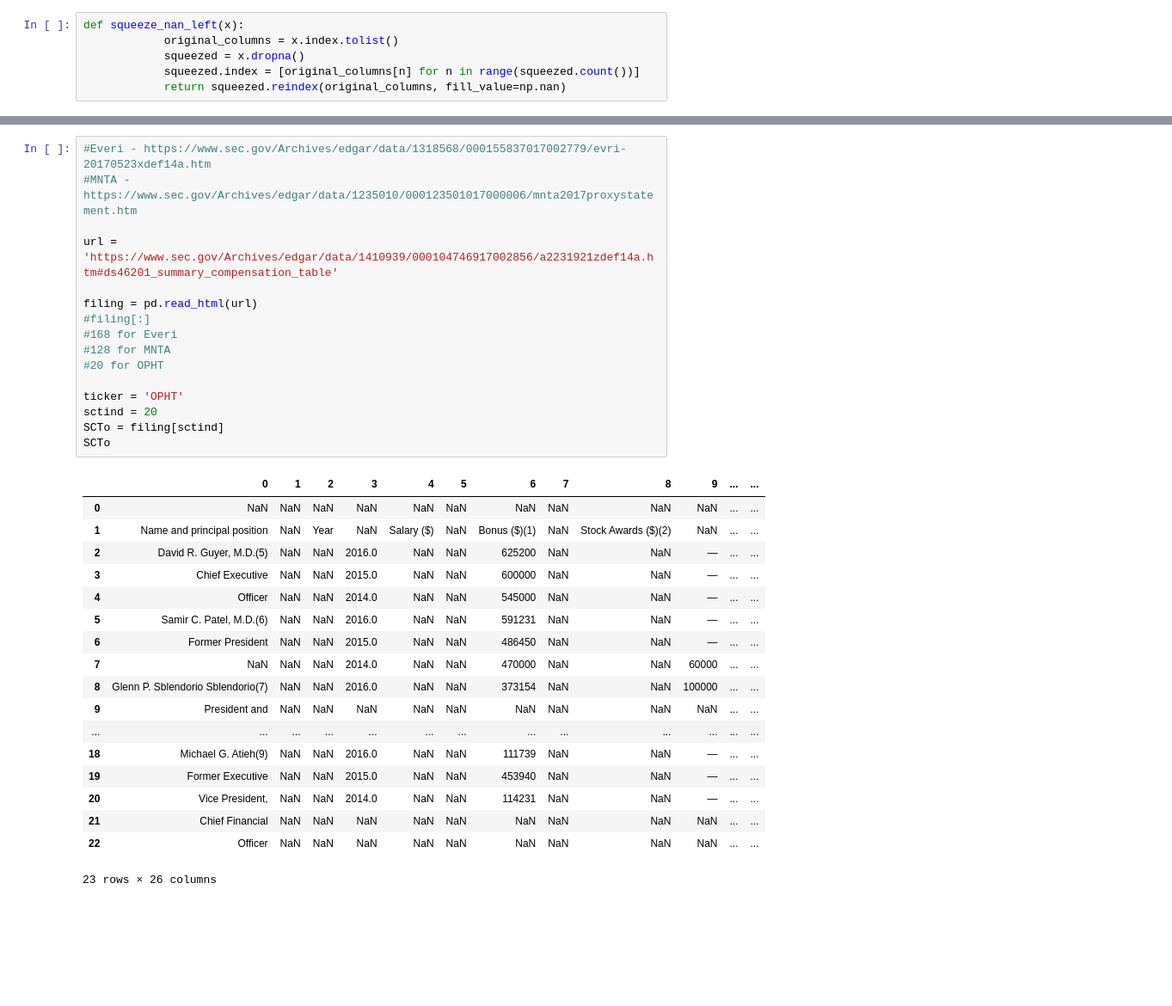
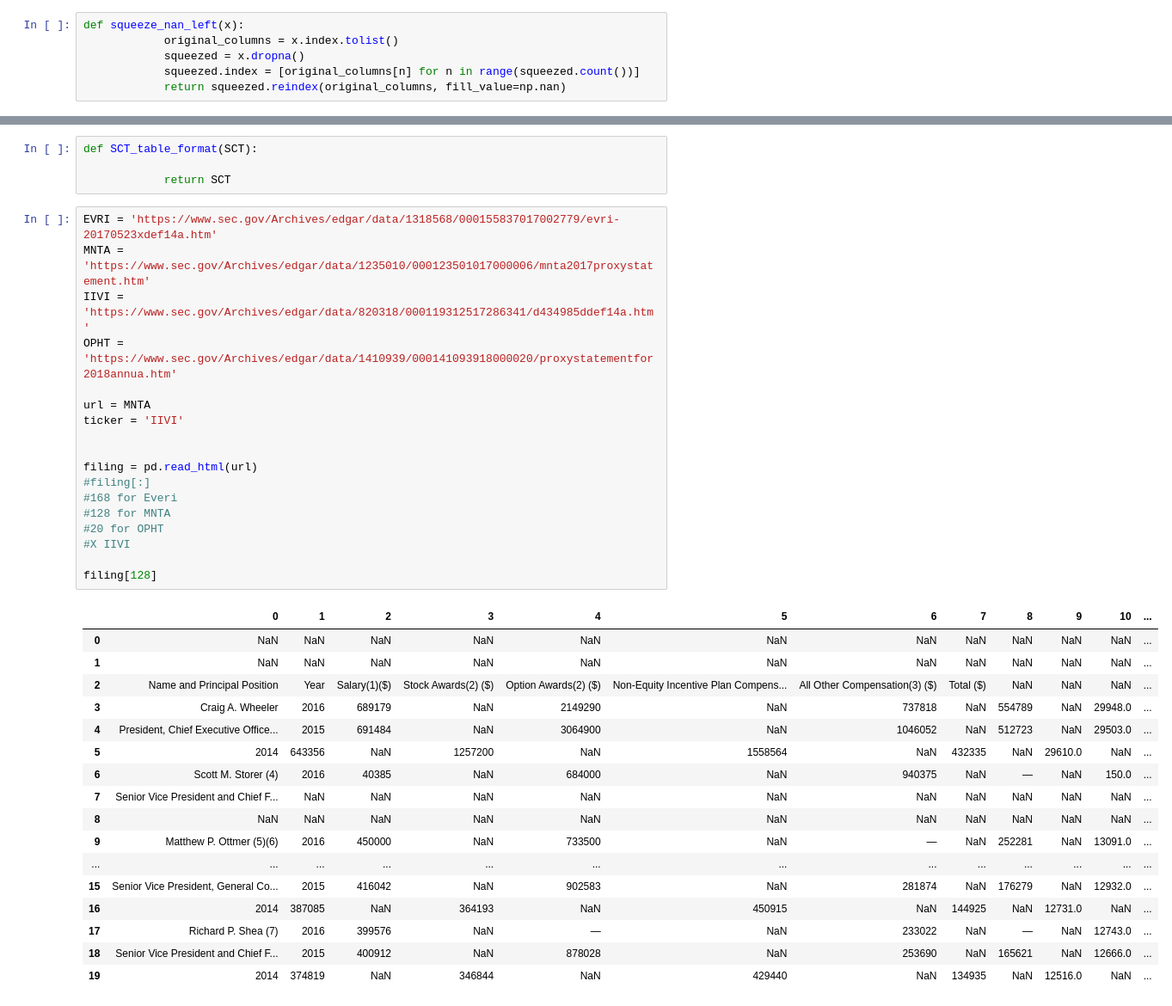
Before and after one commit to mooredj565/python_scripts, a Jupyter notebook: DEF14A Scraper.ipynb, the cells around one changed output, grey strips where cells are left out. Shown at 86% size. Saved outputs shown, nothing was run; the diff lists cells and outputs as text; blank space fills up the shorter version.

```diff
--- a/DEF14A Scraper.ipynb
+++ b/DEF14A Scraper.ipynb
@@ -49,35 +17,40 @@ def SCT_table_format(SCT):
+# %%
+def SCT_table_format(SCT):
+
+            return SCT
 # %%
-#Everi - https://www.sec.gov/Archives/edgar/data/1318568/000155837017002779/evri-20170523xdef14a.htm
-#MNTA - https://www.sec.gov/Archives/edgar/data/1235010/000123501017000006/mnta2017proxystatement.htm
+EVRI = 'https://www.sec.gov/Archives/edgar/data/1318568/000155837017002779/evri-20170523xdef14a.htm'
+MNTA = 'https://www.sec.gov/Archives/edgar/data/1235010/000123501017000006/mnta2017proxystatement.htm'
+IIVI = 'https://www.sec.gov/Archives/edgar/data/820318/000119312517286341/d434985ddef14a.htm'
+OPHT = 'https://www.sec.gov/Archives/edgar/data/1410939/000141093918000020/proxystatementfor2018annua.htm'
 
-url = 'https://www.sec.gov/Archives/edgar/data/1410939/000104746917002856/a2231921zdef14a.htm#ds46201_summary_compensation_table'
+url = MNTA
+ticker = 'IIVI'
+
 
 filing = pd.read_html(url)
 #filing[:]
 #168 for Everi
 #128 for MNTA
 #20 for OPHT
+#X IIVI
 
-ticker = 'OPHT'
-sctind = 20
-SCTo = filing[sctind]
-SCTo
+filing[128]
 # %% [output]
-|  | 0 | 1 | 2 | 3 | 4 | 5 | 6 | 7 | 8 | 9 | ... | ... |
-| 0 | NaN | NaN | NaN | NaN | NaN | NaN | NaN | NaN | NaN | NaN | ... | ... |
-| 1 | Name and principal position | NaN | Year | NaN | Salary ($) | NaN | Bonus ($)(1) | NaN | Stock Awards ($)(2) | NaN | ... | ... |
-| 2 | David R. Guyer, M.D.(5) | NaN | NaN | 2016.0 | NaN | NaN | 625200 | NaN | NaN | — | ... | ... |
-| 3 | Chief Executive | NaN | NaN | 2015.0 | NaN | NaN | 600000 | NaN | NaN | — | ... | ... |
-| 4 | Officer | NaN | NaN | 2014.0 | NaN | NaN | 545000 | NaN | NaN | — | ... | ... |
-| 5 | Samir C. Patel, M.D.(6) | NaN | NaN | 2016.0 | NaN | NaN | 591231 | NaN | NaN | — | ... | ... |
-| 6 | Former President | NaN | NaN | 2015.0 | NaN | NaN | 486450 | NaN | NaN | — | ... | ... |
-| 7 | NaN | NaN | NaN | 2014.0 | NaN | NaN | 470000 | NaN | NaN | 60000 | ... | ... |
-| 8 | Glenn P. Sblendorio Sblendorio(7) | NaN | NaN | 2016.0 | NaN | NaN | 373154 | NaN | NaN | 100000 | ... | ... |
-| 9 | President and | NaN | NaN | NaN | NaN | NaN | NaN | NaN | NaN | NaN | ... | ... |
+|  | 0 | 1 | 2 | 3 | 4 | 5 | 6 | 7 | 8 | 9 | 10 | ... |
+| 0 | NaN | NaN | NaN | NaN | NaN | NaN | NaN | NaN | NaN | NaN | NaN | ... |
+| 1 | NaN | NaN | NaN | NaN | NaN | NaN | NaN | NaN | NaN | NaN | NaN | ... |
+| 2 | Name and Principal Position | Year | Salary(1)($) | Stock Awards(2) ($) | Option Awards(2) ($) | Non‑Equity Incentive Plan Compens... | All Other Compensation(3) ($) | Total ($) | NaN | NaN | NaN | ... |
+| 3 | Craig A. Wheeler | 2016 | 689179 | NaN | 2149290 | NaN | 737818 | NaN | 554789 | NaN | 29948.0 | ... |
+| 4 | President, Chief Executive Office... | 2015 | 691484 | NaN | 3064900 | NaN | 1046052 | NaN | 512723 | NaN | 29503.0 | ... |
+| 5 | 2014 | 643356 | NaN | 1257200 | NaN | 1558564 | NaN | 432335 | NaN | 29610.0 | NaN | ... |
+| 6 | Scott M. Storer (4) | 2016 | 40385 | NaN | 684000 | NaN | 940375 | NaN | — | NaN | 150.0 | ... |
+| 7 | Senior Vice President and Chief F... | NaN | NaN | NaN | NaN | NaN | NaN | NaN | NaN | NaN | NaN | ... |
+| 8 | NaN | NaN | NaN | NaN | NaN | NaN | NaN | NaN | NaN | NaN | NaN | ... |
+| 9 | Matthew P. Ottmer (5)(6) | 2016 | 450000 | NaN | 733500 | NaN | — | NaN | 252281 | NaN | 13091.0 | ... |
 | ... | ... | ... | ... | ... | ... | ... | ... | ... | ... | ... | ... | ... |
-| 18 | Michael G. Atieh(9) | NaN | NaN | 2016.0 | NaN | NaN | 111739 | NaN | NaN | — | ... | ... |
-| 19 | Former Executive | NaN | NaN | 2015.0 | NaN | NaN | 453940 | NaN | NaN | — | ... | ... |
-| 20 | Vice President, | NaN | NaN | 2014.0 | NaN | NaN | 114231 | NaN | NaN | — | ... | ... |
-| 21 | Chief Financial | NaN | NaN | NaN | NaN | NaN | NaN | NaN | NaN | NaN | ... | ... |
-| 22 | Officer | NaN | NaN | NaN | NaN | NaN | NaN | NaN | NaN | NaN | ... | ... |
+| 15 | Senior Vice President, General Co... | 2015 | 416042 | NaN | 902583 | NaN | 281874 | NaN | 176279 | NaN | 12932.0 | ... |
+| 16 | 2014 | 387085 | NaN | 364193 | NaN | 450915 | NaN | 144925 | NaN | 12731.0 | NaN | ... |
+| 17 | Richard P. Shea (7) | 2016 | 399576 | NaN | — | NaN | 233022 | NaN | — | NaN | 12743.0 | ... |
+| 18 | Senior Vice President and Chief F... | 2015 | 400912 | NaN | 878028 | NaN | 253690 | NaN | 165621 | NaN | 12666.0 | ... |
+| 19 | 2014 | 374819 | NaN | 346844 | NaN | 429440 | NaN | 134935 | NaN | 12516.0 | NaN | ... |
-23 rows × 26 columns
```
Also changed, not shown: parts of 10 cells of this notebook.
